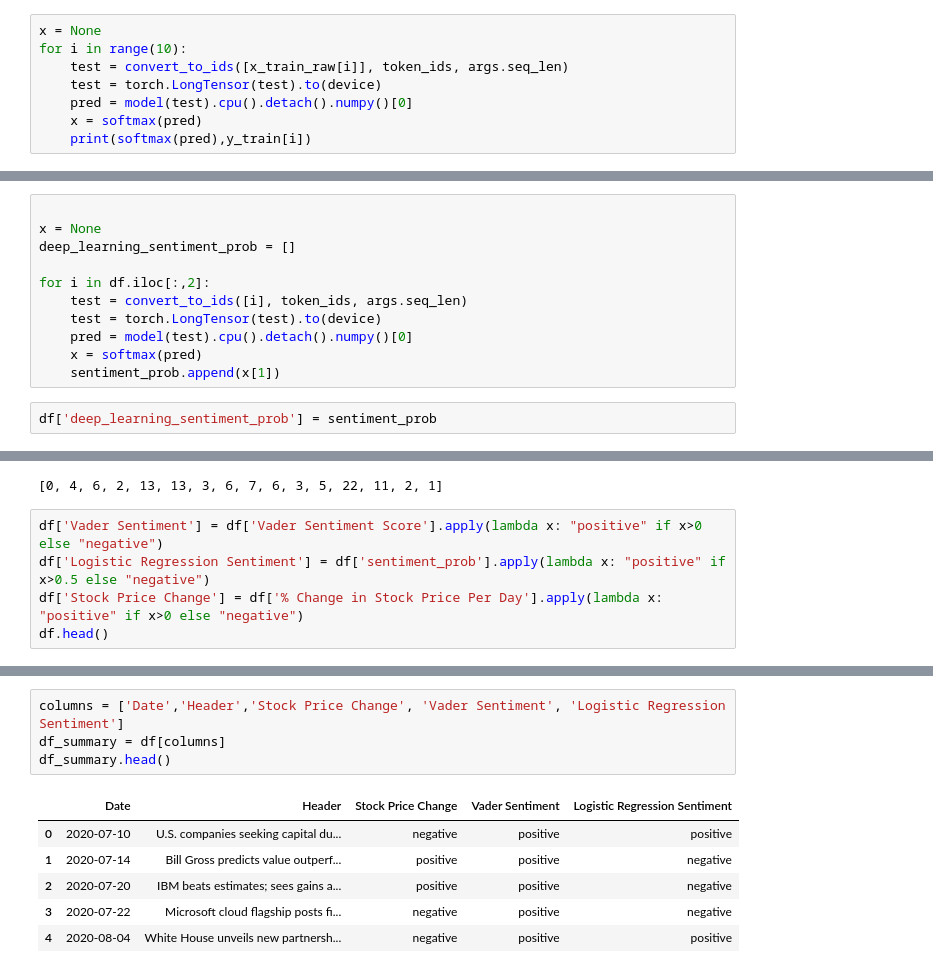
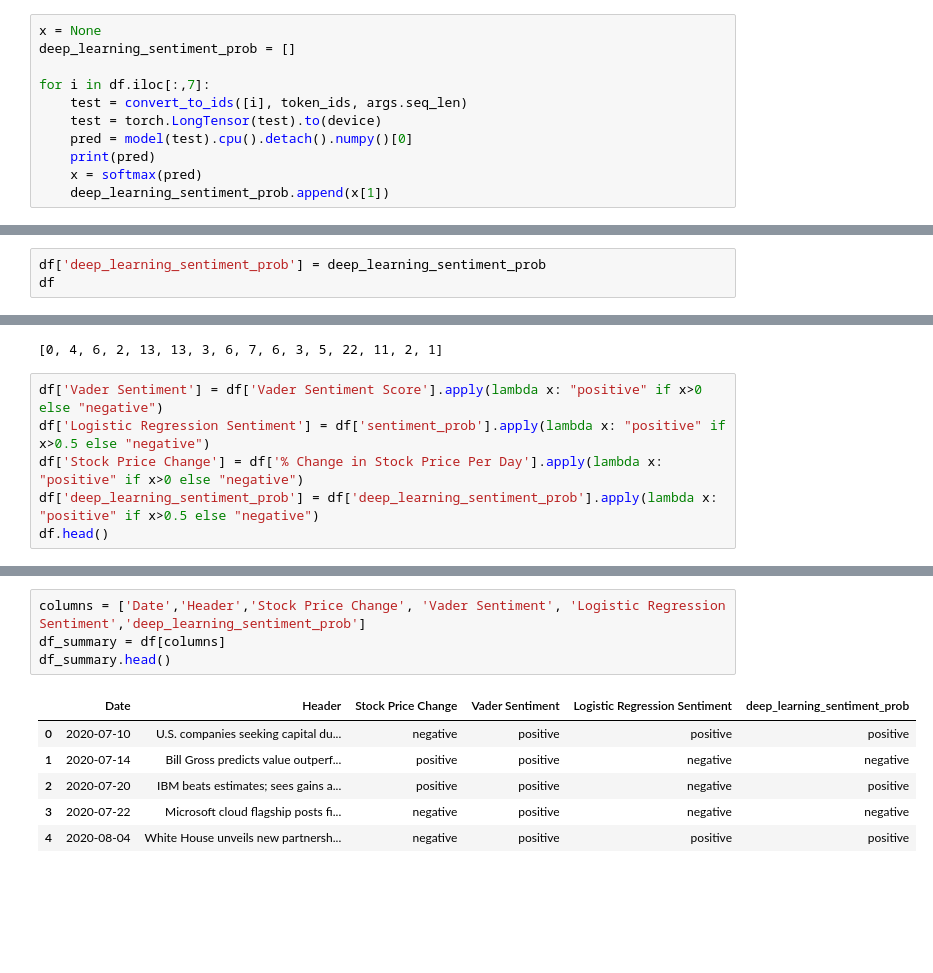
Before and after one commit to anair123/NLP-Final-Project, a Jupyter notebook: NLP Project/IBM.ipynb, the cells around one changed output, grey strips where cells are left out. Saved outputs shown, nothing was run; the diff lists cells and outputs as text; blank space fills up the shorter version.

```diff
--- a/NLP Project/IBM.ipynb
+++ b/NLP Project/IBM.ipynb
@@ -677,8 +740,11 @@ if args.train:
 # %%
 x = None
-for i in range(10):
-    test = convert_to_ids([x_train_raw[i]], token_ids, args.seq_len)
+deep_learning_sentiment_prob = []
+
+for i in df.iloc[:,7]:
+    test = convert_to_ids([i], token_ids, args.seq_len)
     test = torch.LongTensor(test).to(device)
     pred = model(test).cpu().detach().numpy()[0]
+    print(pred)
     x = softmax(pred)
-    print(softmax(pred),y_train[i])
+    deep_learning_sentiment_prob.append(x[1])
@@ -685,13 +768,3 @@ for i in range(10):
-# %%
-
-x = None
-deep_learning_sentiment_prob = []
-
-for i in df.iloc[:,2]:
-    test = convert_to_ids([i], token_ids, args.seq_len)
-    test = torch.LongTensor(test).to(device)
-    pred = model(test).cpu().detach().numpy()[0]
-    x = softmax(pred)
-    sentiment_prob.append(x[1])
 # %%
-df['deep_learning_sentiment_prob'] = sentiment_prob
+df['deep_learning_sentiment_prob'] = deep_learning_sentiment_prob
+df
@@ -717,6 +808,7 @@ df['% Change in Stock Price Per Day'] = df['% Change in Stock Price']/df['Days E
 df['Vader Sentiment'] = df['Vader Sentiment Score'].apply(lambda x: "positive" if x>0 else "negative")
 df['Logistic Regression Sentiment'] = df['sentiment_prob'].apply(lambda x: "positive" if x>0.5 else "negative")
 df['Stock Price Change'] = df['% Change in Stock Price Per Day'].apply(lambda x: "positive" if x>0 else "negative")
+df['deep_learning_sentiment_prob'] = df['deep_learning_sentiment_prob'].apply(lambda x: "positive" if x>0.5 else "negative")
 df.head()
 # %% [output]
 |  | Date | Header | Text | Open | Volume | % Change in Stock Price | % Change in Volume | Text (clean) | ... |
@@ -726,13 +818,13 @@ df.head()
 | 3 | 2020-07-22 | Microsoft cloud flagship posts fi... | - Microsoft Corp's MSFT.O flagshi... | 125.900002 | 8195400 | -0.134844 | -17.449157 | Microsoft Corp MSFT.O flagship cl... | ... |
 | 4 | 2020-08-04 | White House unveils new partnersh... | - The White House Office of Scien... | 123.820000 | 3466100 | -1.652106 | -57.706762 | White House Office Science Techno... | ... |
 # %%
-columns = ['Date','Header','Stock Price Change', 'Vader Sentiment', 'Logistic Regression Sentiment']
+columns = ['Date','Header','Stock Price Change', 'Vader Sentiment', 'Logistic Regression Sentiment','deep_learning_sentiment_prob']
 df_summary = df[columns]
 df_summary.head()
 # %% [output]
-|  | Date | Header | Stock Price Change | Vader Sentiment | Logistic Regression Sentiment |
-| 0 | 2020-07-10 | U.S. companies seeking capital du... | negative | positive | positive |
-| 1 | 2020-07-14 | Bill Gross predicts value outperf... | positive | positive | negative |
-| 2 | 2020-07-20 | IBM beats estimates; sees gains a... | positive | positive | negative |
-| 3 | 2020-07-22 | Microsoft cloud flagship posts fi... | negative | positive | negative |
-| 4 | 2020-08-04 | White House unveils new partnersh... | negative | positive | positive |
+|  | Date | Header | Stock Price Change | Vader Sentiment | Logistic Regression Sentiment | deep_learning_sentiment_prob |
+| 0 | 2020-07-10 | U.S. companies seeking capital du... | negative | positive | positive | positive |
+| 1 | 2020-07-14 | Bill Gross predicts value outperf... | positive | positive | negative | negative |
+| 2 | 2020-07-20 | IBM beats estimates; sees gains a... | positive | positive | negative | positive |
+| 3 | 2020-07-22 | Microsoft cloud flagship posts fi... | negative | positive | negative | negative |
+| 4 | 2020-08-04 | White House unveils new partnersh... | negative | positive | positive | positive |
```
Also changed, not shown: parts of 17 cells of this notebook.
